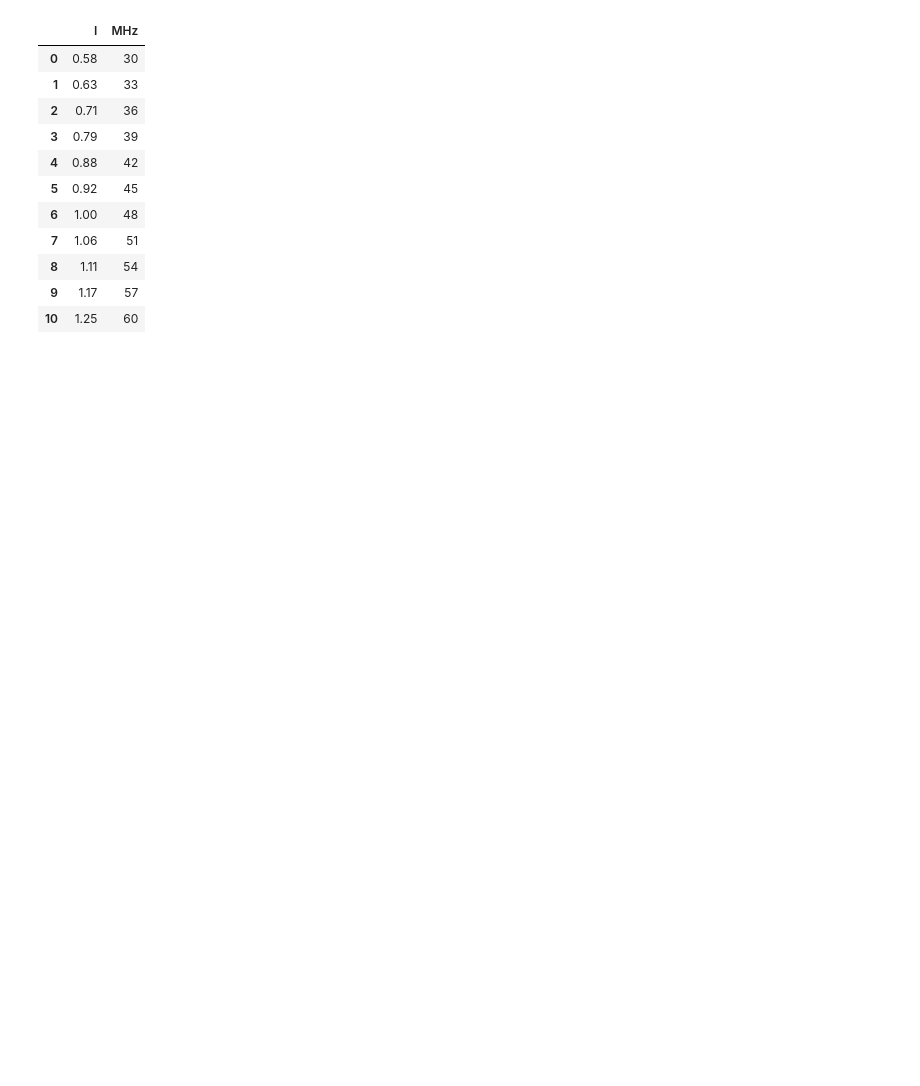
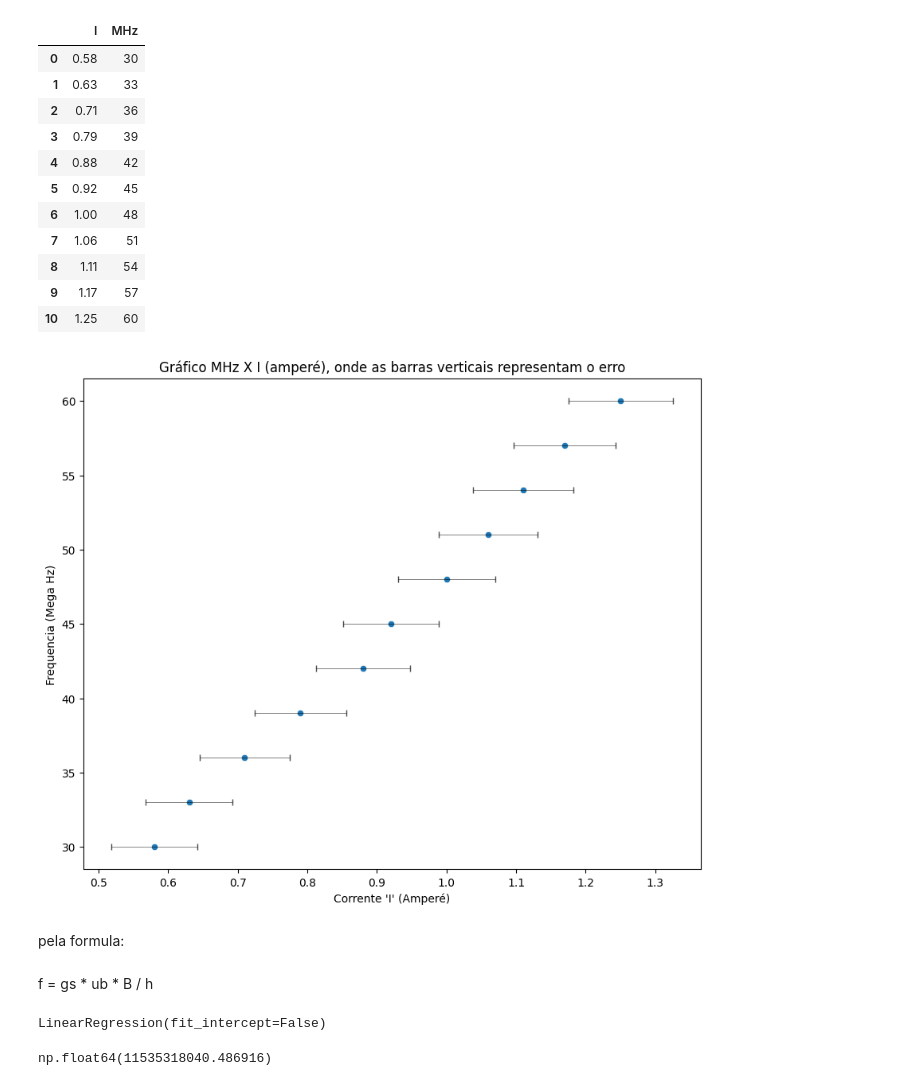
Before and after one commit to ms-cmy/relatorios-2024-est2, a Jupyter notebook: relatorio_4/experimento.ipynb, the cells around one changed output. Cells and saved outputs as stored; diff of their text form; code cells hidden in the pictures; blank space fills up the shorter version.

```diff
--- a/relatorio_4/experimento.ipynb
+++ b/relatorio_4/experimento.ipynb
@@ -32,0 +42,24 @@ df.to_csv('dados', sep=' ', index=False)
+# %%
+df['I_err'] = df['I'] * 0.02 + 0.05
+# %%
+plt.figure(figsize=(10,8))
+sns.scatterplot(data=df, x='I', y='MHz')
+plt.errorbar(
+    df['I'], df['MHz'],
+    xerr=df['I_err'],
+    fmt='none',
+    ecolor='black',
+    elinewidth=0.5,
+    capsize=3,
+    alpha=0.7
+)
+plt.title("Gráfico MHz X I (amperé), onde as barras verticais representam o erro")
+plt.xlabel("Corrente 'I' (Amperé)")
+plt.ylabel("Frequencia (Mega Hz)")
+plt.show()
+# %% [output]
+[figure, added]
+# %% [markdown]
+pela formula:
+# %% [markdown]
+f = gs * ub * B / h
@@ -32,0 +71,4 @@ df.to_csv('dados', sep=' ', index=False)
+# %%
+ln.fit(df[['B']], df[['MHz']] * 1e6)
+# %% [output]
+LinearRegression(fit_intercept=False)
@@ -32,0 +79,4 @@ df.to_csv('dados', sep=' ', index=False)
+# %%
+coef
+# %% [output]
+np.float64(11535318040.486916)
```
Also changed, not shown: parts of 15 cells of this notebook, 6 other files.
